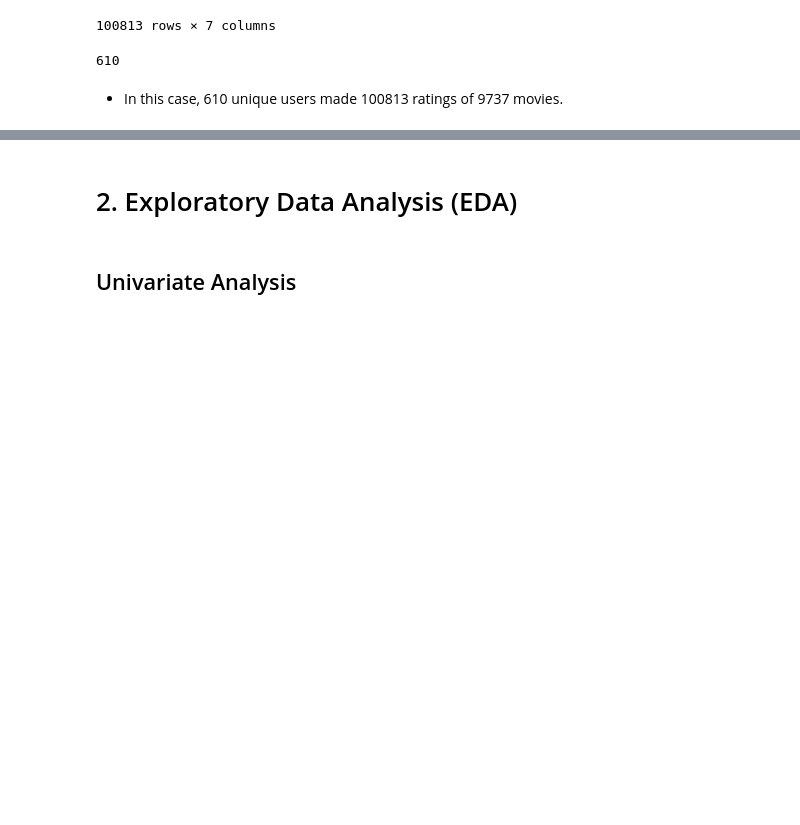
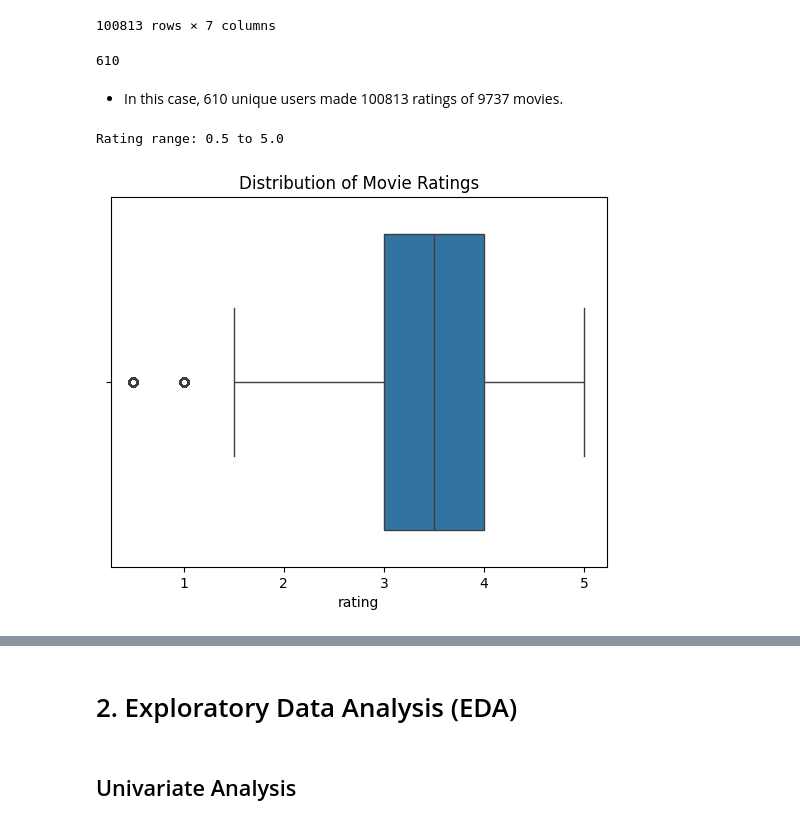
Before and after one commit to GraceRKimotho/Phase_4-Project, a Jupyter notebook: Movie_Recommendation.ipynb, the cells around one changed output, grey strips where cells are left out. Drawn from its saved outputs; the diff is of its cells as text; code cells hidden in the pictures; blank space fills up the shorter version.

```diff
--- a/Movie_Recommendation.ipynb
+++ b/Movie_Recommendation.ipynb
@@ -232,5 +232,19 @@ movie_rating
 movie_rating['userId'].nunique()
 # %% [output]
 610
-# %% [markdown]
-- In this case, 610 unique users made 100813 ratings of 9737 movies.
+# %% [markdown]
+- In this case, 610 unique users made 100813 ratings of 9737 movies.
+# %%
+# Checking the range of ratings
+print(f"Rating range: {movie_rating['rating'].min()} to {movie_rating['rating'].max()}")
+
+# Checking for outliers using a boxplot
+import matplotlib.pyplot as plt
+import seaborn as sns
+
+sns.boxplot(x=movie_rating['rating'])
+plt.title('Distribution of Movie Ratings')
+plt.show()
+# %% [output]
+Rating range: 0.5 to 5.0
+[figure, added]
```
Also changed, not shown: parts of 37 cells of this notebook.
